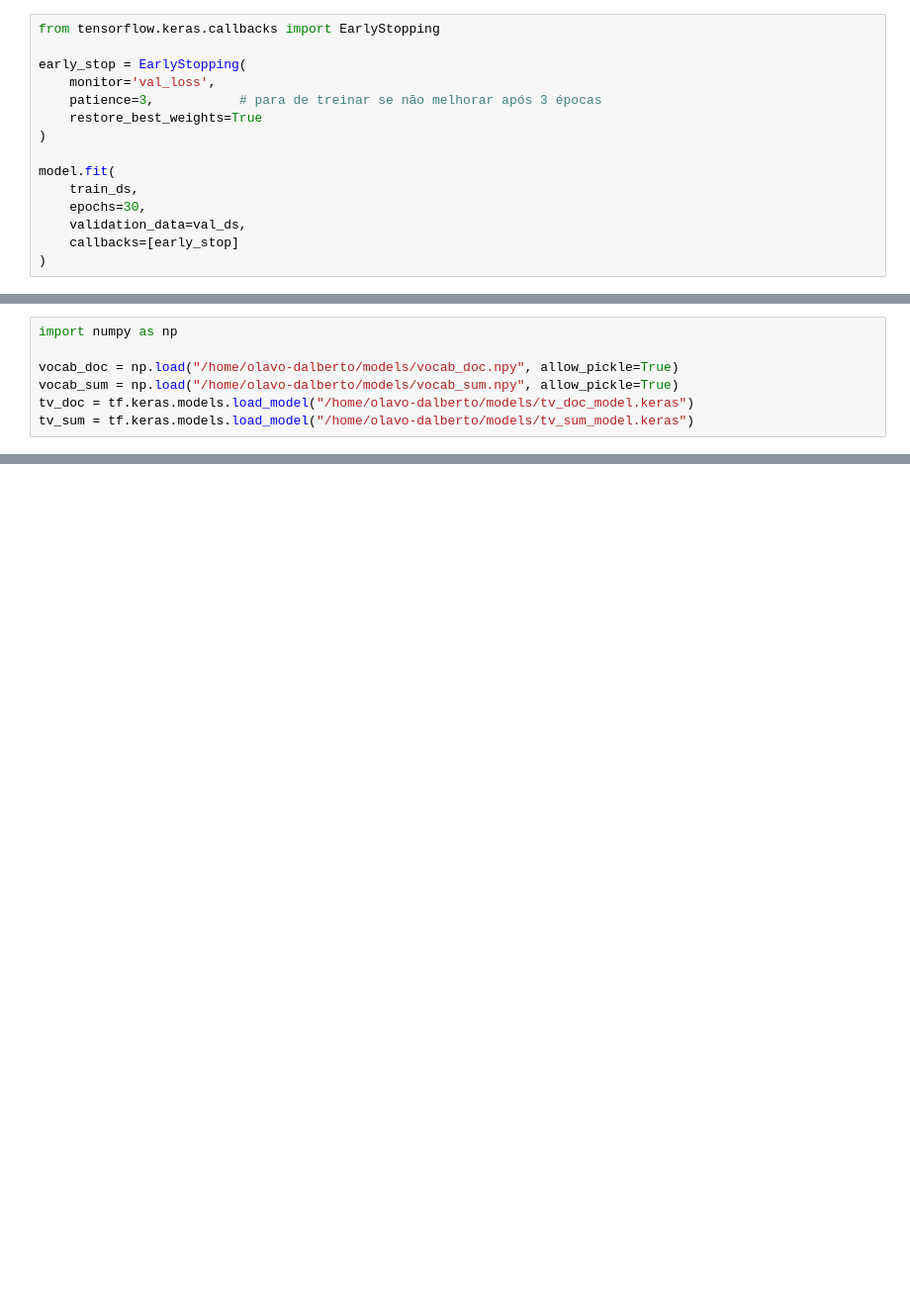
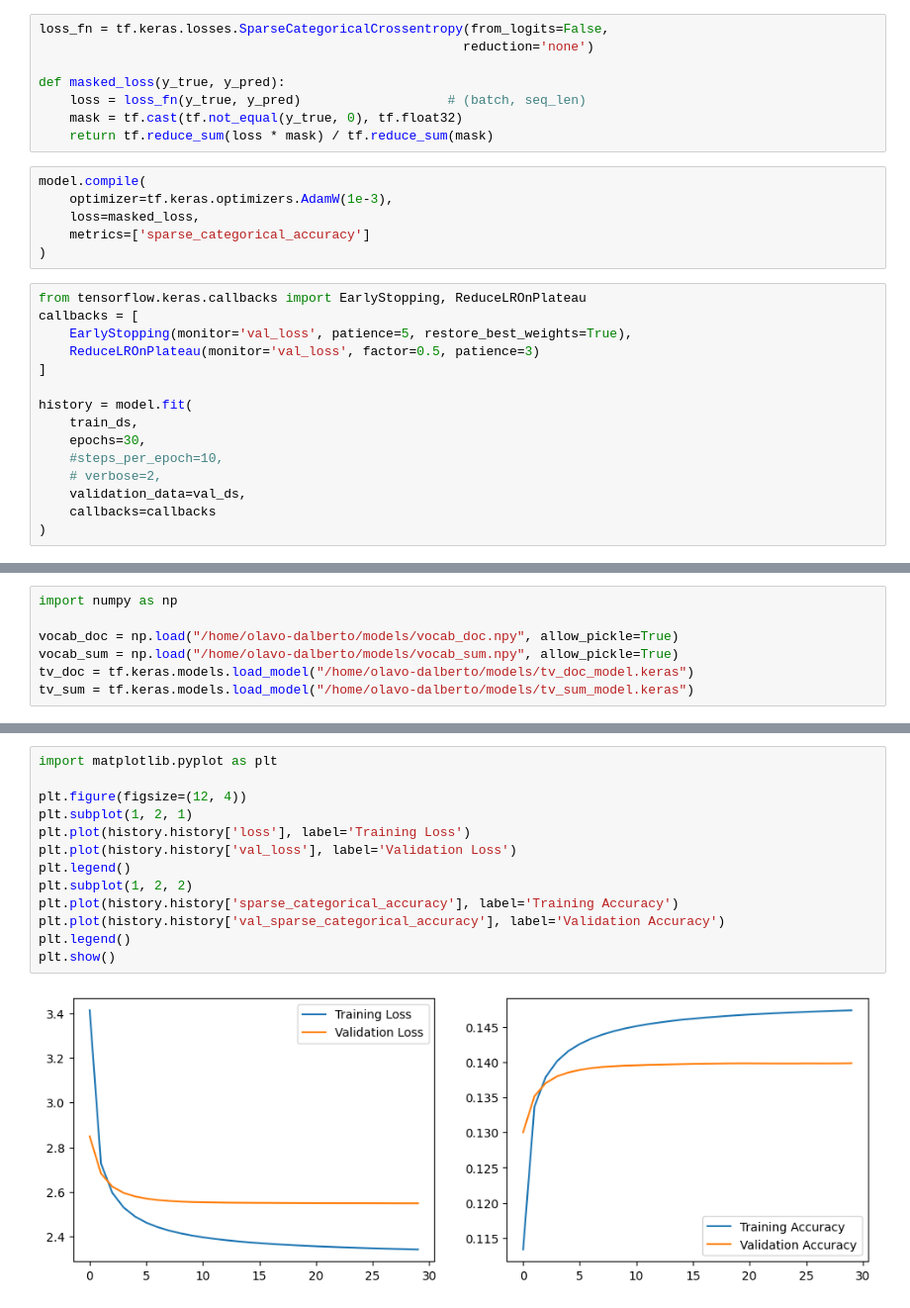
Before and after one commit to olavodd42/text_summarization_seq2seq, a Jupyter notebook: notebooks/02_training.ipynb, the cells around one changed output, grey strips where cells are left out. Shown: that part at 99% size. Saved outputs shown, nothing was run; the diff lists cells and outputs as text; blank space fills up the shorter version.

```diff
--- a/notebooks/02_training.ipynb
+++ b/notebooks/02_training.ipynb
@@ -113,17 +142,31 @@ for batch in ds.take(1):
+# %%
+loss_fn = tf.keras.losses.SparseCategoricalCrossentropy(from_logits=False,
+                                                       reduction='none')
+
+def masked_loss(y_true, y_pred):
+    loss = loss_fn(y_true, y_pred)                   # (batch, seq_len)
+    mask = tf.cast(tf.not_equal(y_true, 0), tf.float32)
+    return tf.reduce_sum(loss * mask) / tf.reduce_sum(mask)
+# %%
+model.compile(
+    optimizer=tf.keras.optimizers.AdamW(1e-3),
+    loss=masked_loss,
+    metrics=['sparse_categorical_accuracy']
+)
 # %%
-from tensorflow.keras.callbacks import EarlyStopping
+from tensorflow.keras.callbacks import EarlyStopping, ReduceLROnPlateau
+callbacks = [
+    EarlyStopping(monitor='val_loss', patience=5, restore_best_weights=True),
+    ReduceLROnPlateau(monitor='val_loss', factor=0.5, patience=3)
+]
 
-early_stop = EarlyStopping(
-    monitor='val_loss',
-    patience=3,           # para de treinar se não melhorar após 3 épocas
-    restore_best_weights=True
-)
-
-model.fit(
+history = model.fit(
     train_ds,
     epochs=30,
+    #steps_per_epoch=10,
+    # verbose=2,
     validation_data=val_ds,
-    callbacks=[early_stop]
+    callbacks=callbacks
 )
 # %% [output]
 Epoch 1/30
@@ -353,0 +583,15 @@ print(decode_sequence("Este é um texto de teste para sumarização."))
+# %%
+import matplotlib.pyplot as plt
+
+plt.figure(figsize=(12, 4))
+plt.subplot(1, 2, 1)
+plt.plot(history.history['loss'], label='Training Loss')
+plt.plot(history.history['val_loss'], label='Validation Loss')
+plt.legend()
+plt.subplot(1, 2, 2)
+plt.plot(history.history['sparse_categorical_accuracy'], label='Training Accuracy')
+plt.plot(history.history['val_sparse_categorical_accuracy'], label='Validation Accuracy')
+plt.legend()
+plt.show()
+# %% [output]
+[figure, added]
```
Also changed, not shown: parts of 21 cells of this notebook, 1 other file.
